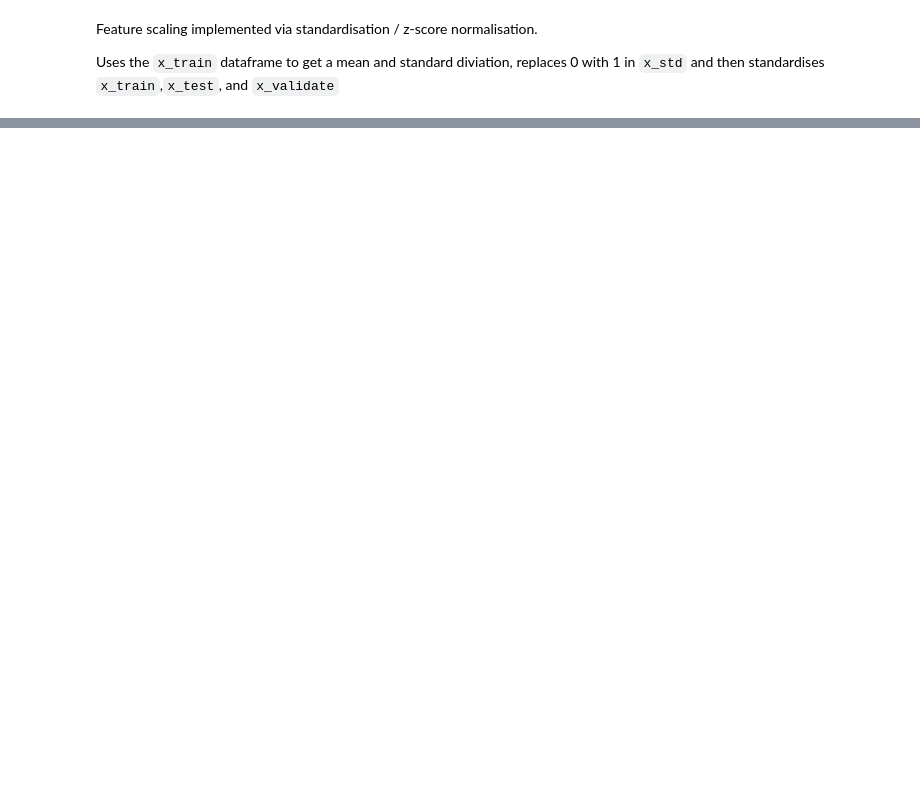
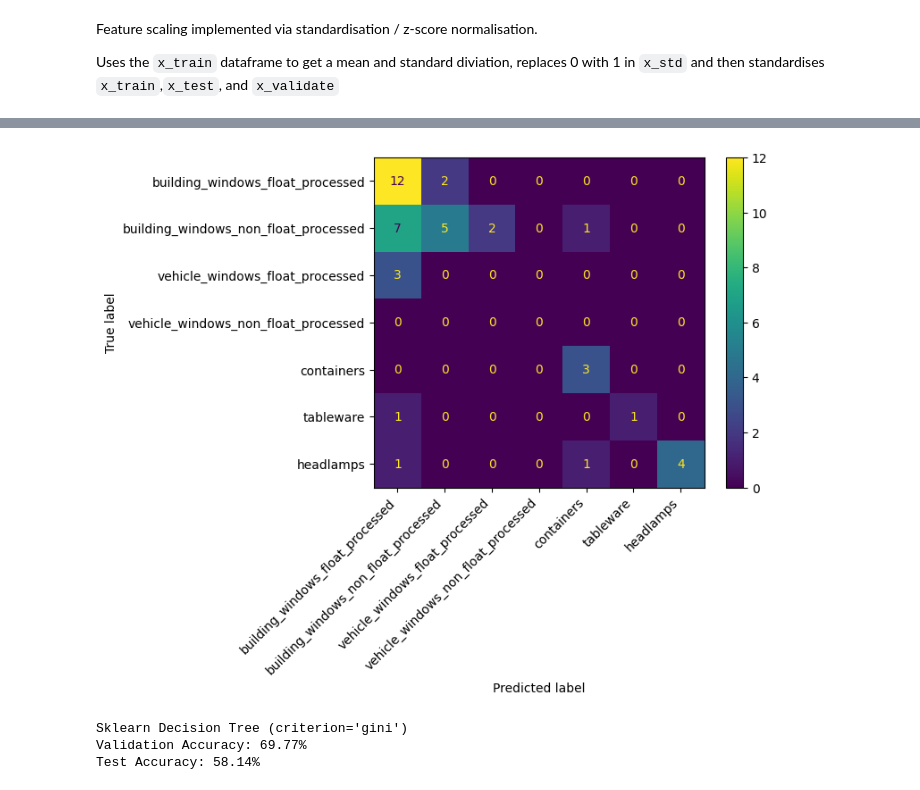
Before and after one commit to n-syers/machine-learning-algorithms-scc222, a Jupyter notebook: Coursework.ipynb, the cells around one changed output, grey strips where cells are left out. Saved outputs shown, nothing was run; the diff lists cells and outputs as text; code cells hidden in the pictures; blank space fills up the shorter version.

```diff
--- a/Coursework.ipynb
+++ b/Coursework.ipynb
@@ -241,0 +295,27 @@ Test Confusion Matrix:
+# %%
+from sklearn.tree import DecisionTreeClassifier
+
+# Sklearn baseline decision tree (Gini) for comparison with custom implementation
+sk_dt = DecisionTreeClassifier(criterion="gini", random_state=STUDENT_ID, max_depth=6)
+sk_dt.fit(x_train, y_train)
+
+y_val_pred = sk_dt.predict(x_validate)
+val_acc = np.mean(y_val_pred == y_validate) * 100
+
+y_test_pred = sk_dt.predict(x_test)
+test_acc = np.mean(y_test_pred == y_test) * 100
+
+cm = confusion_matrix(y_true=y_test, y_pred=y_test_pred, labels=[1, 2, 3, 4, 5, 6, 7])
+cm_display = ConfusionMatrixDisplay(confusion_matrix=cm, display_labels=target_names)
+cm_display.plot()
+plt.setp(cm_display.ax_.get_xticklabels(), rotation=45, ha="right")
+plt.show()
+
+print(f"Sklearn Decision Tree (criterion='gini')")
+print(f"Validation Accuracy: {val_acc:.2f}%")
+print(f"Test Accuracy: {test_acc:.2f}%")
+# %% [output]
+[figure, added]
+Sklearn Decision Tree (criterion='gini')
+Validation Accuracy: 69.77%
+Test Accuracy: 58.14%
```
Also changed, not shown: parts of 8 cells of this notebook.
